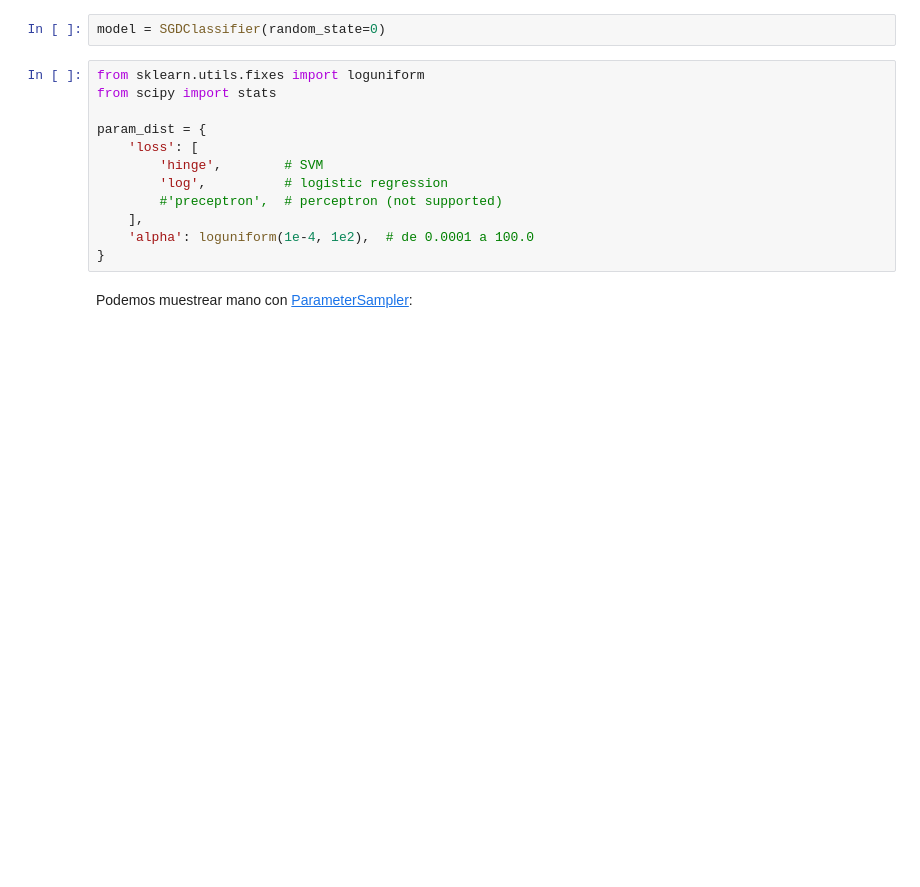
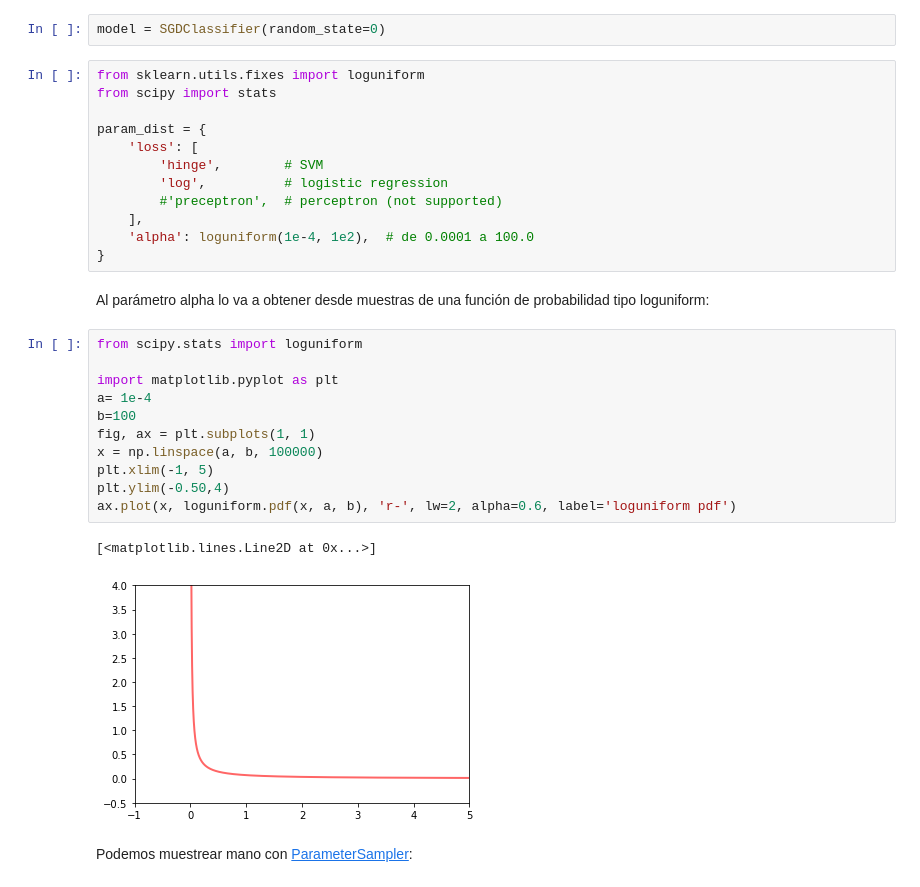
Before and after one commit to DiploDatos/IntroduccionAprendizajeAutomatico, a Jupyter notebook: 06 Selección de Modelos.ipynb, the cells around one changed output. Drawn from its saved outputs; the diff is of its cells as text; blank space fills up the shorter version.

Commit message:
Agrega plot de funcion de probabilidad de alpha

```diff
--- a/06 Selección de Modelos.ipynb
+++ b/06 Selección de Modelos.ipynb
@@ -184,6 +184,22 @@ param_dist = {
     ],
     'alpha': loguniform(1e-4, 1e2),  # de 0.0001 a 100.0
 }
+# %% [markdown]
+Al parámetro alpha lo va a obtener desde muestras de una función de probabilidad tipo loguniform:
+# %%
+from scipy.stats import loguniform
+
+import matplotlib.pyplot as plt
+a= 1e-4
+b=100
+fig, ax = plt.subplots(1, 1)
+x = np.linspace(a, b, 100000)
+plt.xlim(-1, 5)
+plt.ylim(-0.50,4)
+ax.plot(x, loguniform.pdf(x, a, b), 'r-', lw=2, alpha=0.6, label='loguniform pdf')
+# %% [output]
+[<matplotlib.lines.Line2D at 0x...>]
+[figure, added]
 # %% [markdown]
 Podemos muestrear mano con [ParameterSampler](https://scikit-learn.org/stable/modules/generated/sklearn.model_selection.ParameterSampler.html):
 # %%
```
